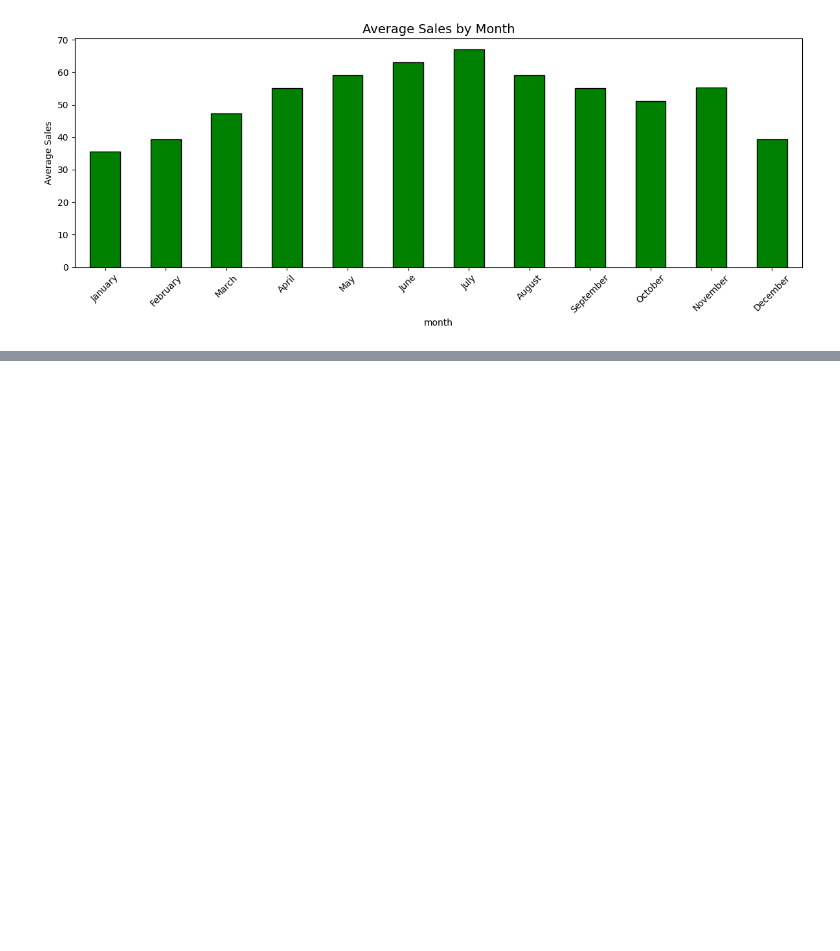
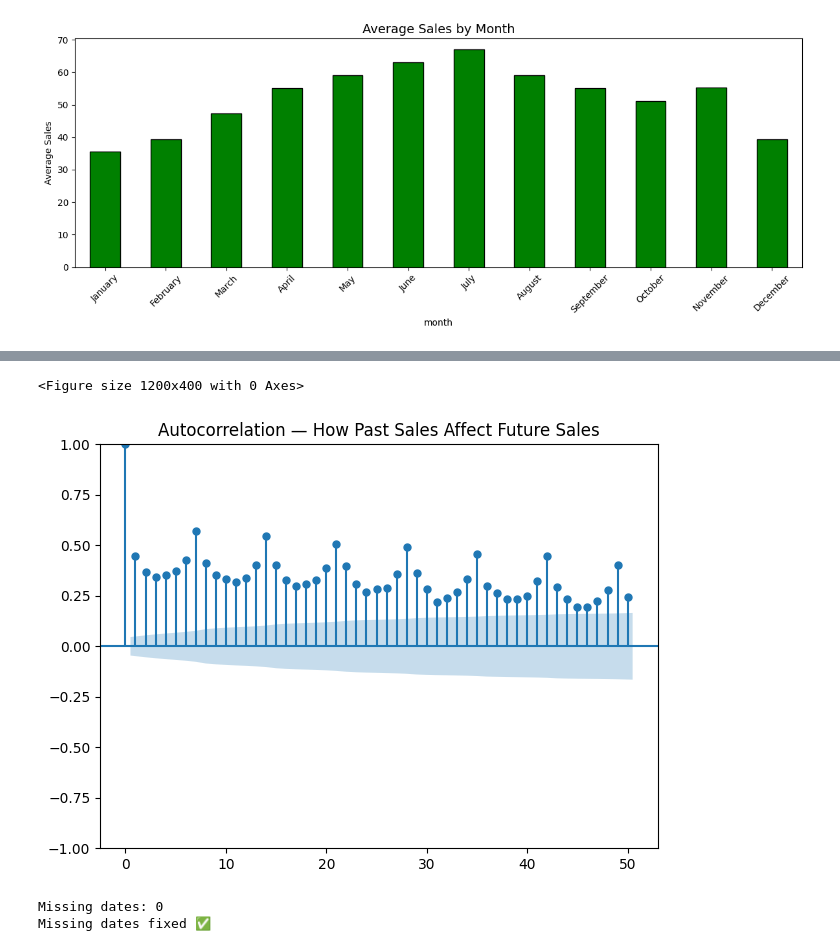
Before and after one commit to rahulmaurya493/restaurant-demand-forecasting, a Jupyter notebook: code_Store.ipynb, the cells around one changed output, grey strips where cells are left out. Drawn from its saved outputs; the diff is of its cells as text; code cells hidden in the pictures; blank space fills up the shorter version.

```diff
--- a/code_Store.ipynb
+++ b/code_Store.ipynb
@@ -116,0 +133,29 @@ plt.show()
+# %%
+from statsmodels.graphics.tsaplots import plot_acf
+
+plt.figure(figsize=(12, 4))
+plot_acf(df_sample, lags=50)
+plt.title('Autocorrelation — How Past Sales Affect Future Sales')
+plt.tight_layout()
+plt.show()
+# %% [output]
+<Figure size 1200x400 with 0 Axes>
+[figure, added]
+# %%
+# Check if any dates are missing
+full_range = pd.date_range(
+    start=df.index.min(),
+    end=df.index.max(),
+    freq='D'
+)
+
+df_sample_full = df_sample.reindex(full_range)
+missing = df_sample_full.isnull().sum()
+print(f"Missing dates: {missing}")
+
+# Fill missing if any
+df_sample_full = df_sample_full.fillna(method='ffill')
+print("Missing dates fixed ✅")
+# %% [output]
+Missing dates: 0
+Missing dates fixed ✅
```
Also changed, not shown: parts of 19 cells of this notebook.
